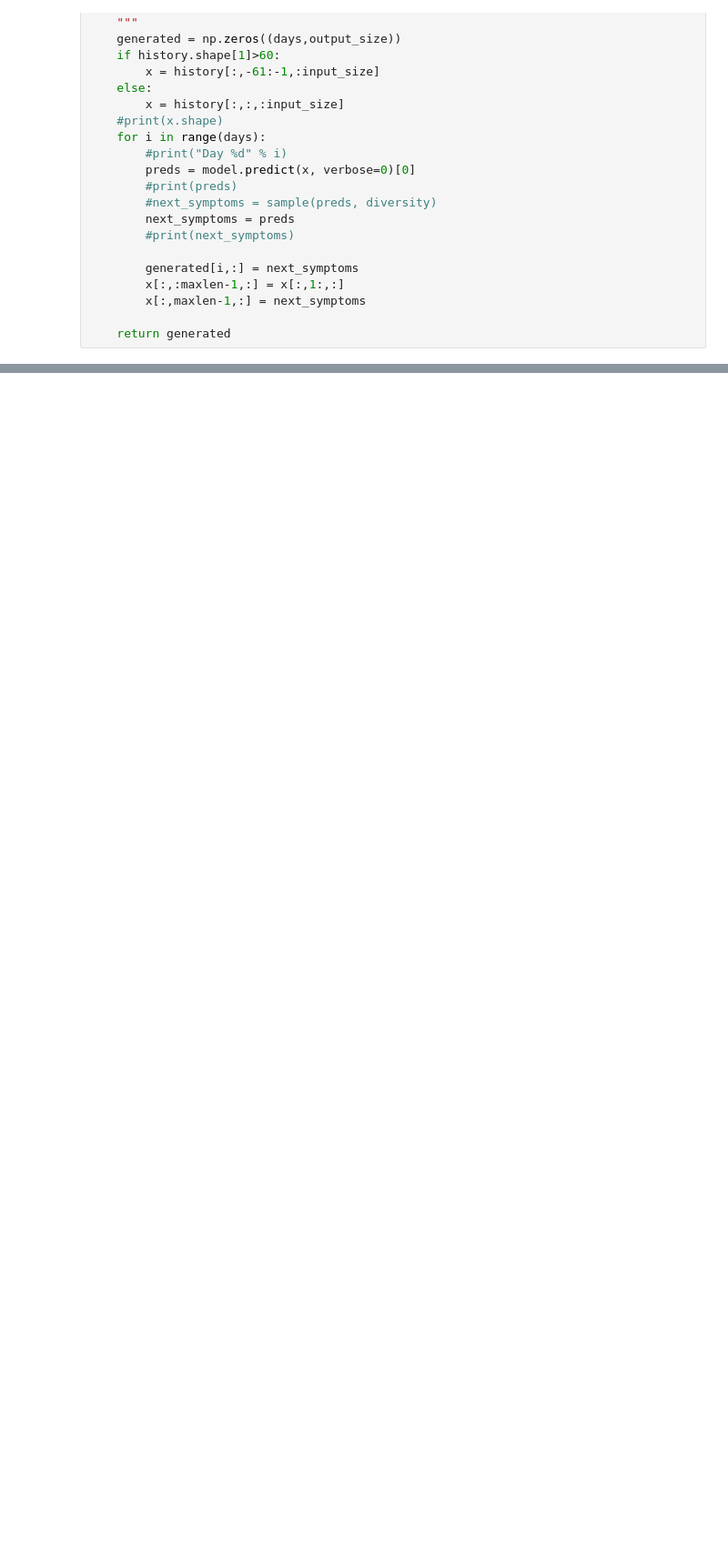
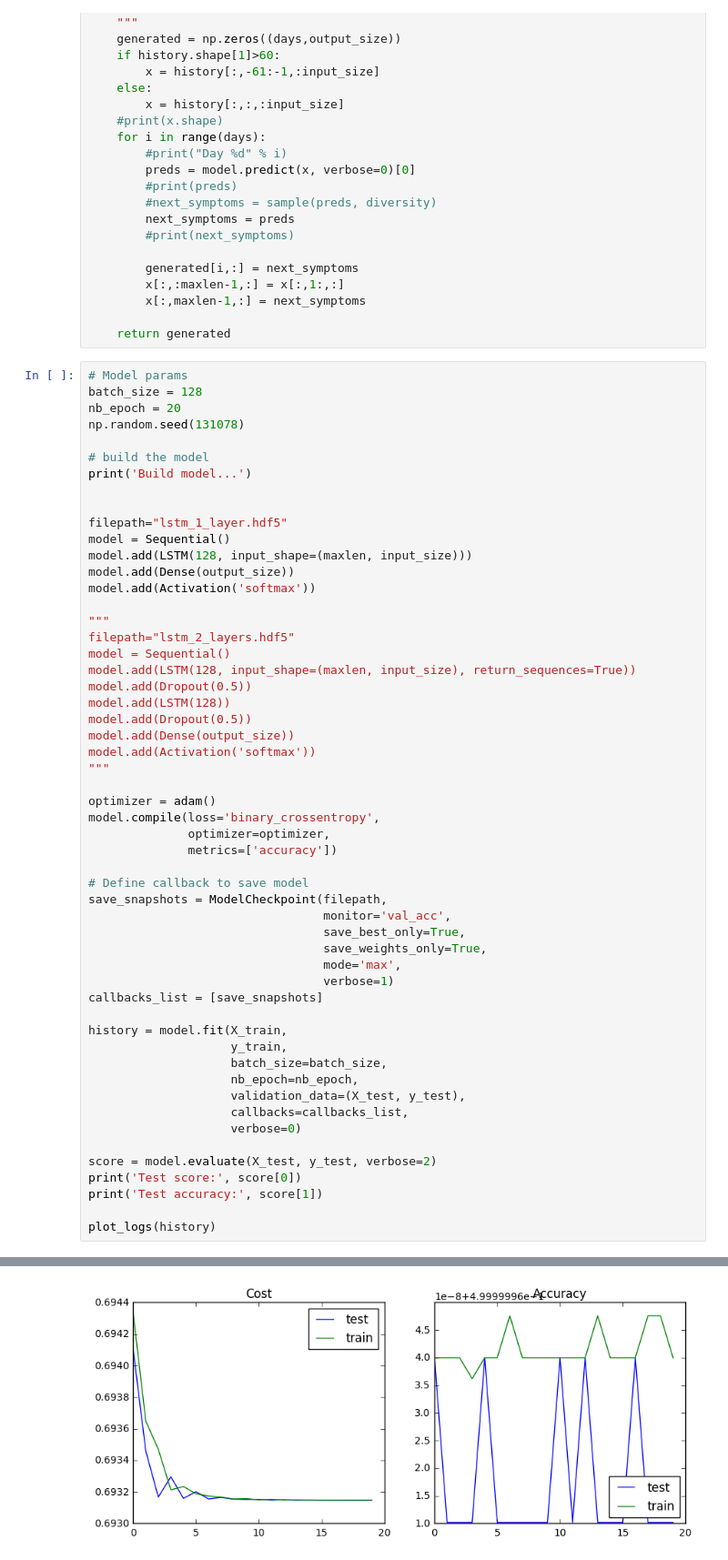
Before and after one commit to felipeam86/clue_hackathon_code, a Jupyter notebook: notebooks/lstm.ipynb, the cells around one changed output, grey strips where cells are left out. Shown: that part at 91% size. Saved outputs shown, nothing was run; the diff lists cells and outputs as text; blank space fills up the shorter version.

Commit message:
lstm

```diff
--- a/notebooks/lstm.ipynb
+++ b/notebooks/lstm.ipynb
@@ -122,3 +133,58 @@ def generate_prediction(history,days=28, maxlen=60, input_size=16, output_size=1
         x[:,maxlen-1,:] = next_symptoms
 
     return generated
+# %%
+# Model params
+batch_size = 128
+nb_epoch = 20
+np.random.seed(131078)
+
+# build the model
+print('Build model...')
+
+
+filepath="lstm_1_layer.hdf5"
+model = Sequential()
+model.add(LSTM(128, input_shape=(maxlen, input_size)))
+model.add(Dense(output_size))
+model.add(Activation('softmax'))
+
+"""
+filepath="lstm_2_layers.hdf5"
+model = Sequential()
+model.add(LSTM(128, input_shape=(maxlen, input_size), return_sequences=True))
+model.add(Dropout(0.5))
+model.add(LSTM(128))
+model.add(Dropout(0.5))
+model.add(Dense(output_size))
+model.add(Activation('softmax'))
+"""
+
+optimizer = adam()
+model.compile(loss='binary_crossentropy',
+              optimizer=optimizer,
+              metrics=['accuracy'])
+
+# Define callback to save model
+save_snapshots = ModelCheckpoint(filepath,
+                                 monitor='val_acc',
+                                 save_best_only=True,
+                                 save_weights_only=True,
+                                 mode='max',
+                                 verbose=1)
+callbacks_list = [save_snapshots]
+
+history = model.fit(X_train,
+                    y_train,
+                    batch_size=batch_size,
+                    nb_epoch=nb_epoch,
+                    validation_data=(X_test, y_test),
+                    callbacks=callbacks_list,
+                    verbose=0)
+
+score = model.evaluate(X_test, y_test, verbose=2)
+print('Test score:', score[0])
+print('Test accuracy:', score[1])
+
+plot_logs(history)
+# %% [output]
@@ -125 +208,2 @@ def generate_prediction(history,days=28, maxlen=60, input_size=16, output_size=1
+[figure, added]
 # %%
```
Also changed, not shown: parts of 8 cells of this notebook, 4 other files.
